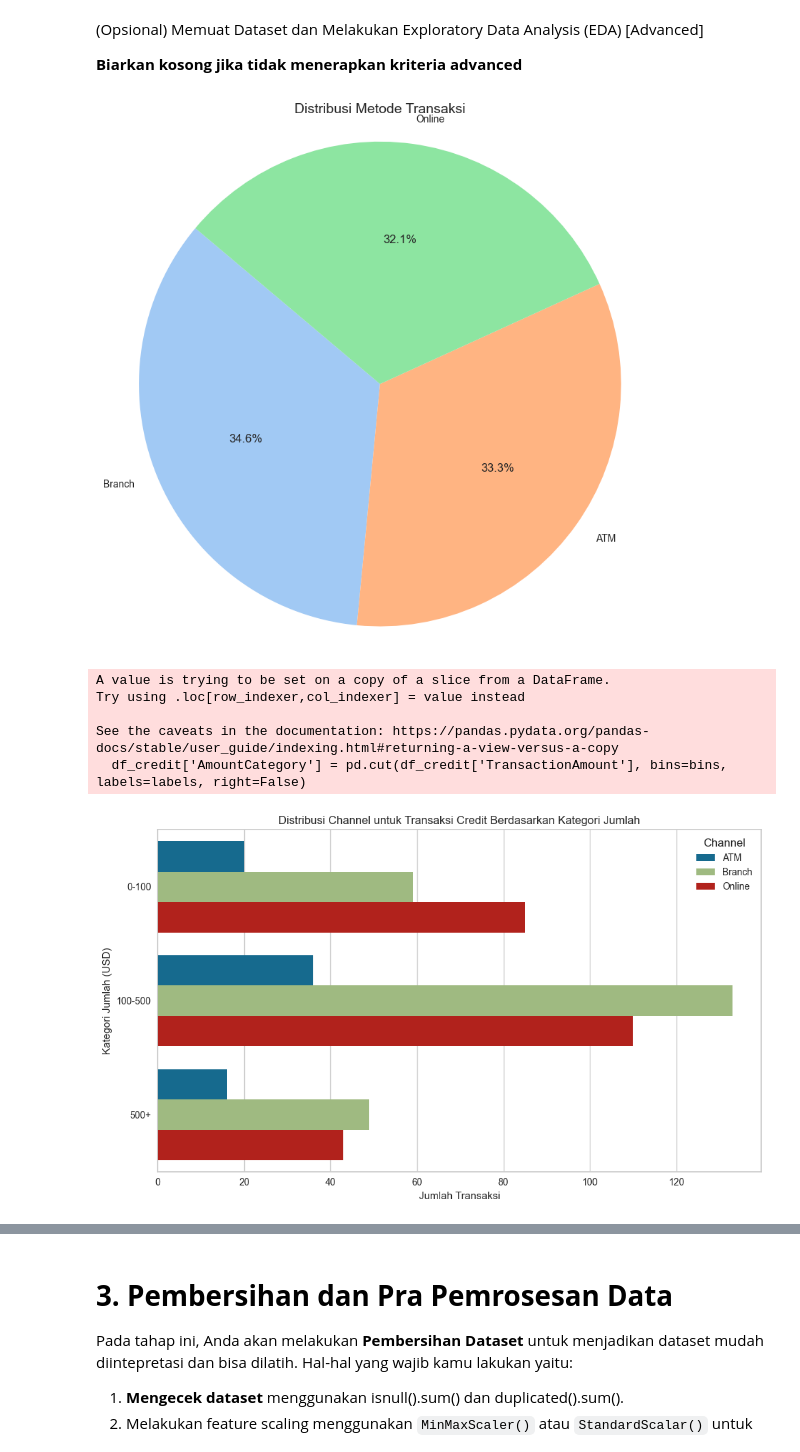
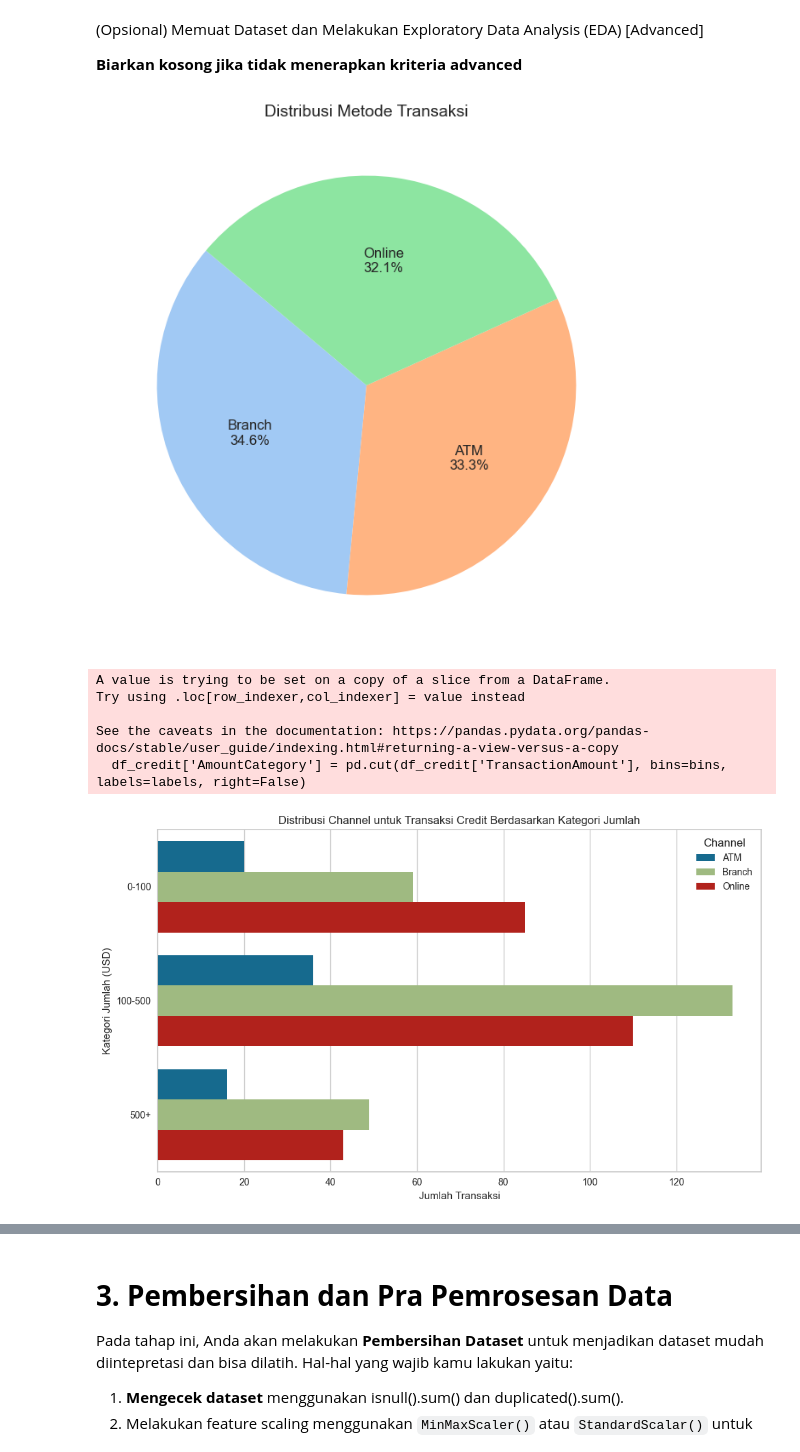
Before and after one commit to m8tyx/Proyek-ML, a Jupyter notebook: [Clustering]_Submission_Akhir_BMLP_Your_Name.ipynb, the cells around one changed output, grey strips where cells are left out. Saved outputs shown, nothing was run; the diff lists cells and outputs as text; code cells hidden in the pictures.

```diff
--- a/[Clustering]_Submission_Akhir_BMLP_Your_Name.ipynb
+++ b/[Clustering]_Submission_Akhir_BMLP_Your_Name.ipynb
@@ -190,19 +190,28 @@ plt.show()
 # Hitung jumlah transaksi berdasarkan channel yang digunakan
 transaction_channeltype_counts = df['Channel'].value_counts()
 # Buat pie chart
+def make_autopct(labels):
+    def my_autopct(pct):
+        label = labels[my_autopct.counter]
+        my_autopct.counter += 1
+        return f"{label}\n{pct:.1f}%"
+    my_autopct.counter = 0
+    return my_autopct
+
+labels = transaction_channeltype_counts.index
+
 plt.figure(figsize=(8, 8))
 plt.pie(
     transaction_channeltype_counts,
-    labels=transaction_channeltype_counts.index,
-    autopct='%1.1f%%',
+    labels=None,  # Tidak pakai label di luar
+    autopct=make_autopct(labels),
     startangle=140,
-    colors=sns.color_palette('pastel')
+    colors=sns.color_palette('pastel'),
+    textprops={'fontsize': 12, 'ha': 'center', 'va': 'center'}
 )
+plt.title('Distribusi Metode Transaksi', fontsize=14)
+plt.show()
 
-plt.title('Distribusi Metode Transaksi', fontsize=14)
-plt.axis('equal')  # Biar pie-nya bulat
-plt.tight_layout()
-plt.show()
 
 # 1. Filter hanya transaksi Credit
 df_credit = df[df['TransactionType'].str.lower() == 'credit']
@@ -219,34 +228,34 @@ channel_group = df_credit.groupby(['AmountCategory', 'Channel']).size().reset_in
 plt.figure(figsize=(10, 6))
 sns.barplot(data=channel_group, x='Count', y='AmountCategory', hue='Channel')
 plt.title('Distribusi Channel untuk Transaksi Credit Berdasarkan Kategori Jumlah')
 plt.xlabel('Jumlah Transaksi')
 plt.ylabel('Kategori Jumlah (USD)')
 plt.legend(title='Channel')
 plt.tight_layout()
 plt.show()
 
 # 1. Filter hanya transaksi Credit
 df_debit = df[df['TransactionType'].str.lower() == 'debit']
 
 # 2. Buat kategori berdasarkan jumlah transaksi
 bins = [0, 100, 500, float('inf')]
 labels = ['0-100', '100-500', '500+']
 df_debit['AmountCategory'] = pd.cut(df_debit['TransactionAmount'], bins=bins, labels=labels, right=False)
 
 # 3. Hitung jumlah transaksi berdasarkan Channel dan AmountCategory
 channel_group = df_debit.groupby(['AmountCategory', 'Channel']).size().reset_index(name='Count')
 
 # 4. Plot barplot (horizontal per kategori)
 plt.figure(figsize=(10, 6))
 sns.barplot(data=channel_group, x='Count', y='AmountCategory', hue='Channel')
 plt.title('Distribusi Channel untuk Transaksi Debit Berdasarkan Kategori Jumlah')
 plt.xlabel('Jumlah Transaksi')
 plt.ylabel('Kategori Jumlah (USD)')
 plt.legend(title='Channel')
 plt.tight_layout()
 plt.show()
 # %% [output]
-[figure, old version]
+[figure, new version]
 A value is trying to be set on a copy of a slice from a DataFrame.
 Try using .loc[row_indexer,col_indexer] = value instead
 
```
Also changed, not shown: parts of 3 cells of this notebook.
